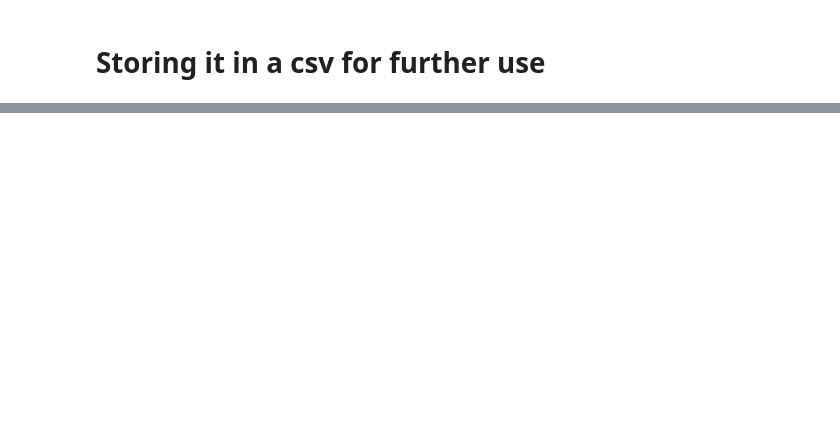
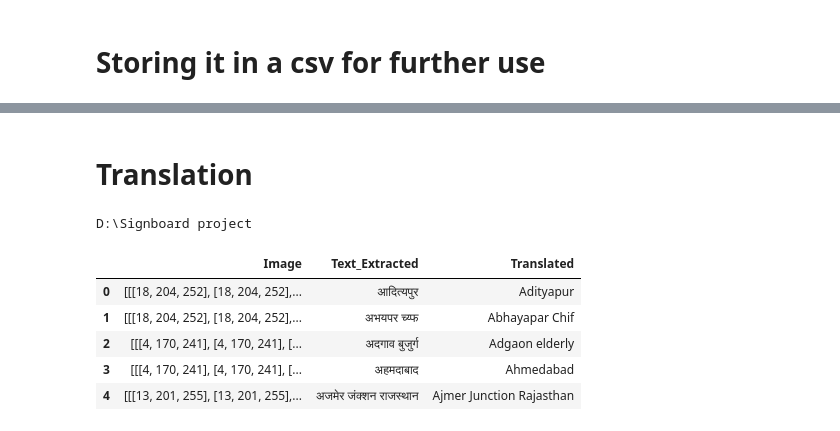
Before and after one commit to AwalDeep/IndianSignboard-Translation, a Jupyter notebook: Hindi Text detection.ipynb, the cells around one changed output, grey strips where cells are left out. Cells and saved outputs as stored; diff of their text form; code cells hidden in the pictures; blank space fills up the shorter version.

```diff
--- a/Hindi Text detection.ipynb
+++ b/Hindi Text detection.ipynb
@@ -156,0 +159,6 @@ df.to_csv('hindi_output.csv', sep=',', encoding='utf-8')
+# %% [markdown]
+# Translation
+# %%
+cd D:\Signboard project
+# %% [output]
+D:\Signboard project
@@ -156,0 +184,9 @@ df.to_csv('hindi_output.csv', sep=',', encoding='utf-8')
+# %%
+df.head()
+# %% [output]
+|  | Image | Text_Extracted | Translated |
+| 0 | [[[18, 204, 252], [18, 204, 252],... | आदित्यपुर | Adityapur |
+| 1 | [[[18, 204, 252], [18, 204, 252],... | अभयपर च्य्फ | Abhayapar Chif |
+| 2 | [[[4, 170, 241], [4, 170, 241], [... | अदगाव बुजुर्ग | Adgaon elderly |
+| 3 | [[[4, 170, 241], [4, 170, 241], [... | अहमदाबाद | Ahmedabad |
+| 4 | [[[13, 201, 255], [13, 201, 255],... | अजमेर जंक्शन राजस्थान | Ajmer Junction Rajasthan |
```
Also changed, not shown: parts of 21 cells of this notebook.
